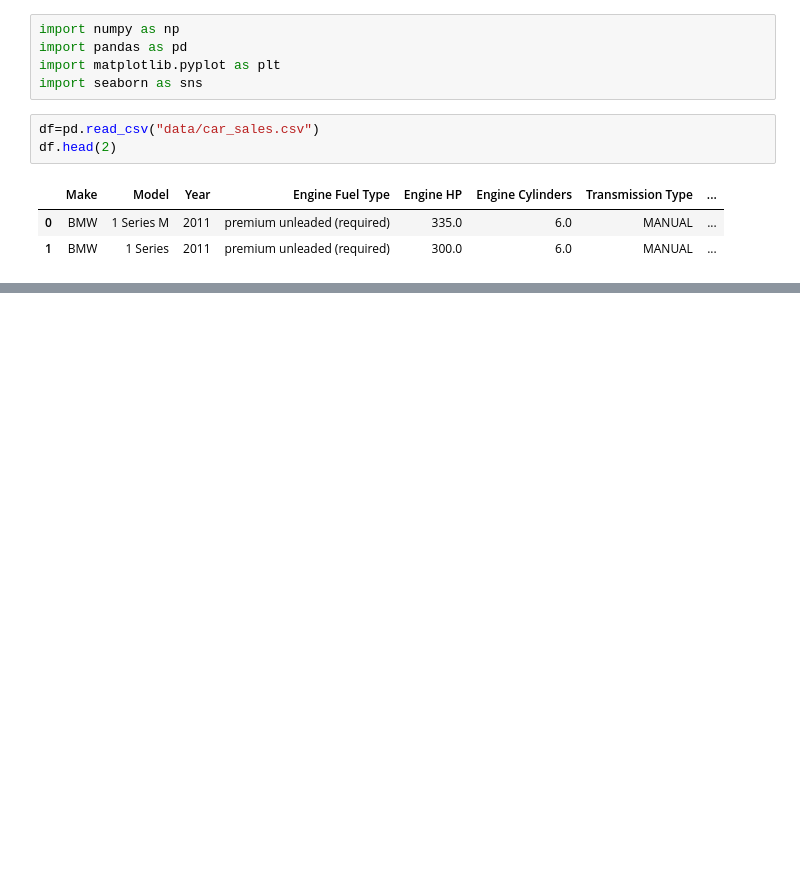
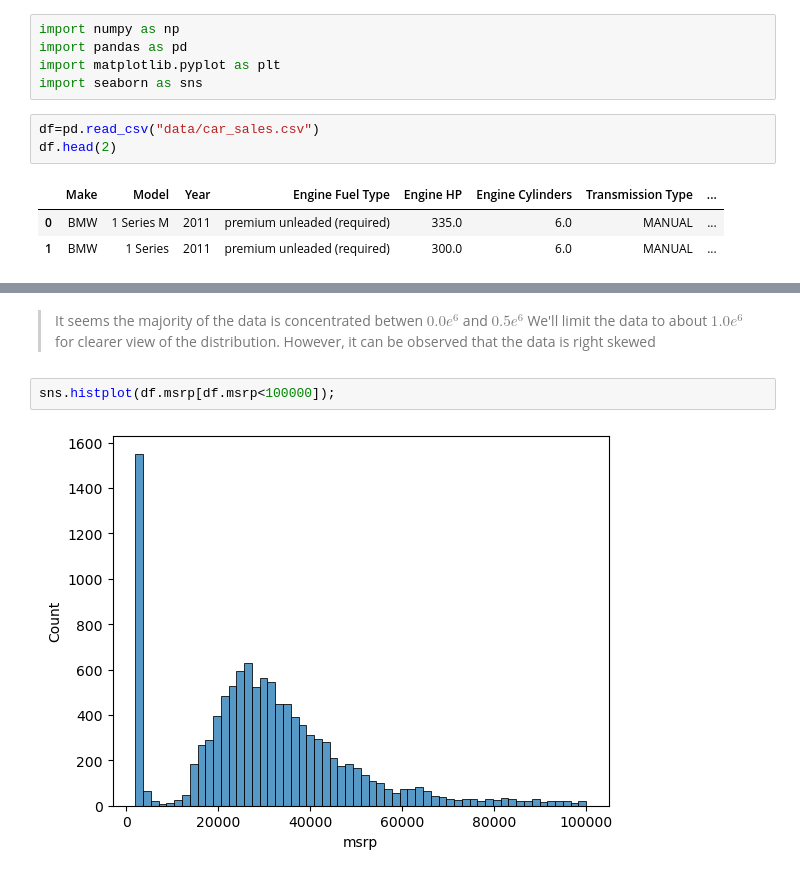
Before and after one commit to Biob-scientist/Machine-learning--regression-basics, a Jupyter notebook: linear_regression_basics.ipynb, the cells around one changed output, grey strips where cells are left out. Saved outputs shown, nothing was run; the diff lists cells and outputs as text; blank space fills up the shorter version.

```diff
--- a/linear_regression_basics.ipynb
+++ b/linear_regression_basics.ipynb
@@ -37,0 +147,7 @@ df.head(2)
+# %% [markdown]
+> It seems the majority of the data is concentrated betwen $0.0e^6$ and $0.5e^6$
+> We'll limit the data to about $1.0e^6$ for clearer view of the distribution. However, it can be observed that the data is right skewed
+# %%
+sns.histplot(df.msrp[df.msrp<100000]);
+# %% [output]
+[figure, added]
```
Also changed, not shown: parts of 26 cells of this notebook.
